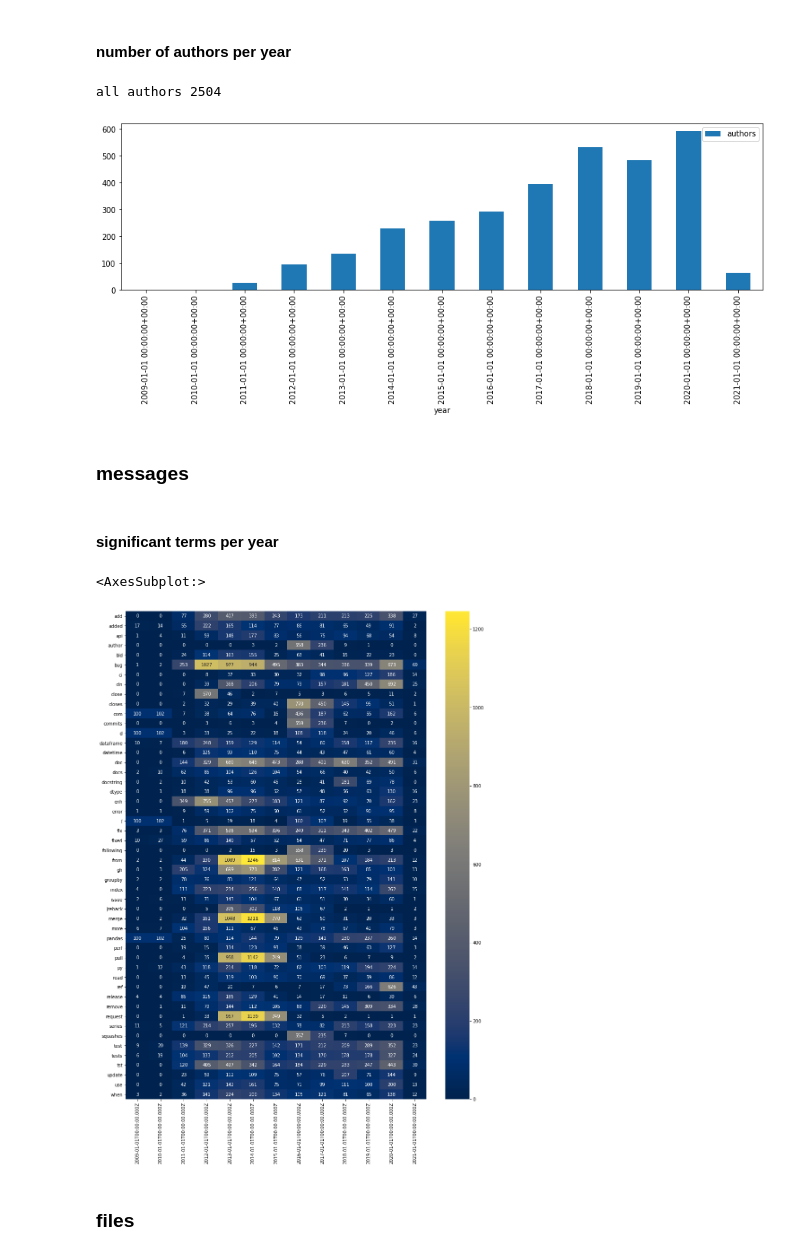
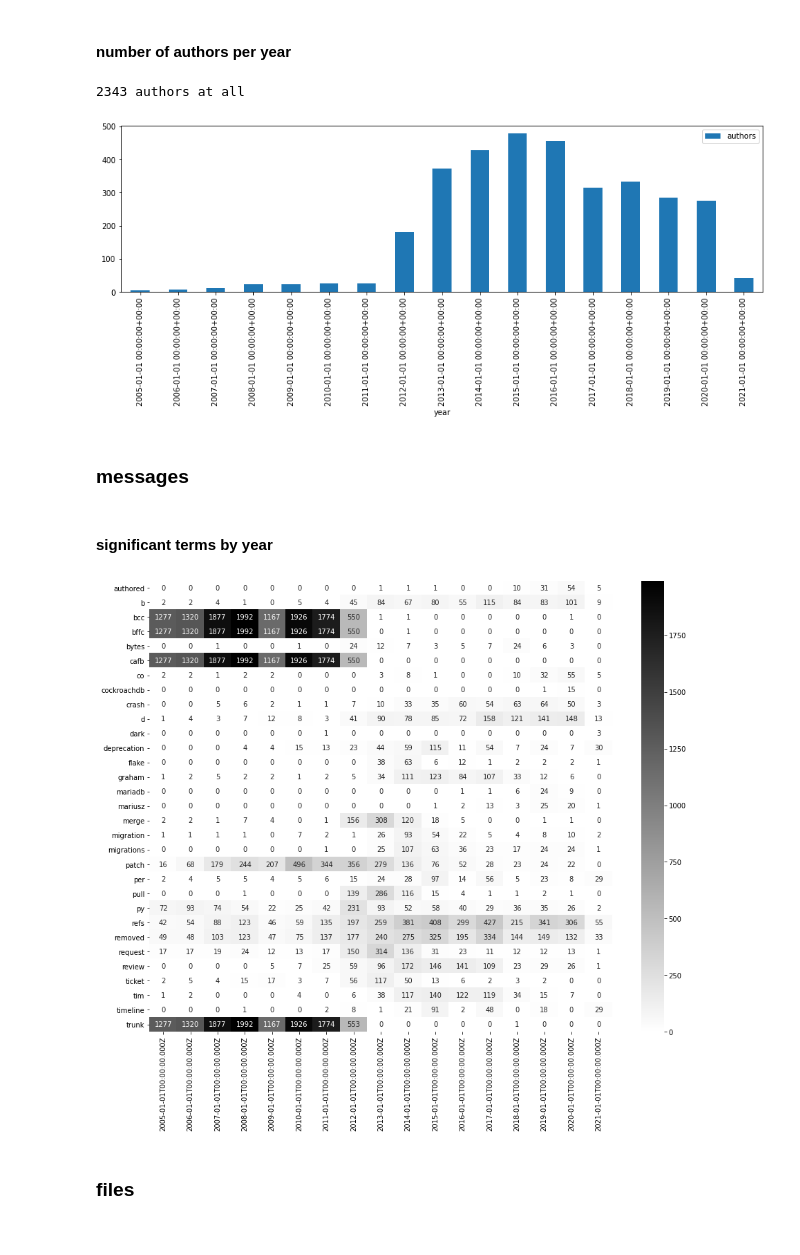
Before and after one commit to netzkolchose/elastipy, a Jupyter notebook: examples/gitlogs.ipynb, the cells around one changed output. Drawn from its saved outputs; the diff is of its cells as text; code cells hidden in the pictures.

```diff
--- a/examples/gitlogs.ipynb
+++ b/examples/gitlogs.ipynb
@@ -1,8 +1,10 @@
 # %%
 from helper import Search, query, connections
 # %%
+PROJECT = "django"
+
 def search():
-    return Search("elastipy-example-commits-pandas")
+    return Search(f"elastipy-example-commits-{PROJECT}")
 # %% [markdown]
 ### activity
 # %% [markdown]
@@ -44,28 +75,28 @@ s = search()
 global_authors = s.metric_cardinality(field="author", return_self=True)
 agg = s.agg_date_histogram("year", calendar_interval="year")
 agg = agg.metric_cardinality("authors", field="author")
-agg.execute().plot.bar("year", "authors", figsize=(15,4), stacked=True)
-print("all authors", next(global_authors.values()))
+agg.execute().plot.bar("year", "authors", figsize=(15,4))
+print(next(global_authors.values()), "authors at all")
 # %% [output]
-all authors 2504
+2343 authors at all
-[figure, old version]
+[figure, new version]
 # %% [markdown]
 ### messages
 # %% [markdown]
-#### significant terms per year
+#### significant terms by year
 # %%
-s = search()
-keywords = set(s.copy().agg_significant_terms(field="message", size=30, shard_size=1000).execute().keys())
-keywords |= set(s.copy().agg_significant_terms(field="message", size=30, shard_size=30000).execute().keys())
-if not keywords:
-    keywords = set(s.copy().agg_terms(field="message", size=50).execute().keys())
+def significant_terms_by_year(s, field, size=4, shard_size=1000):
+    agg = s.copy().agg_date_histogram("year", calendar_interval="year")
+    agg = agg.agg_significant_terms(field=field, size=4, shard_size=1000)
+    keywords = set(k[-1] for k in agg.execute().keys())
 
-agg = s.agg_date_histogram("date", calendar_interval="year")
-agg = agg.agg_filters("word", filters={key: query.Term("message", key) for key in keywords})
-agg.execute().plot.heatmap(transpose=True, annot=True, fmt=".0f", figsize=(15, 20))
+    agg = s.agg_date_histogram("date", calendar_interval="year")
+    agg = agg.agg_filters("word", filters={key: query.Term(field, key) for key in keywords})
+    agg.execute().plot.heatmap(transpose=True, annot=True, fmt=".0f", figsize=(15, 12), cmap="gray_r")
+
+significant_terms_by_year(search(), "message")
 # %% [output]
-<AxesSubplot:>
-[figure, old version]
+[figure, new version]
 # %% [markdown]
 ### files
 # %% [markdown]
```
Also changed, not shown: parts of 12 cells of this notebook, 6 other files.
